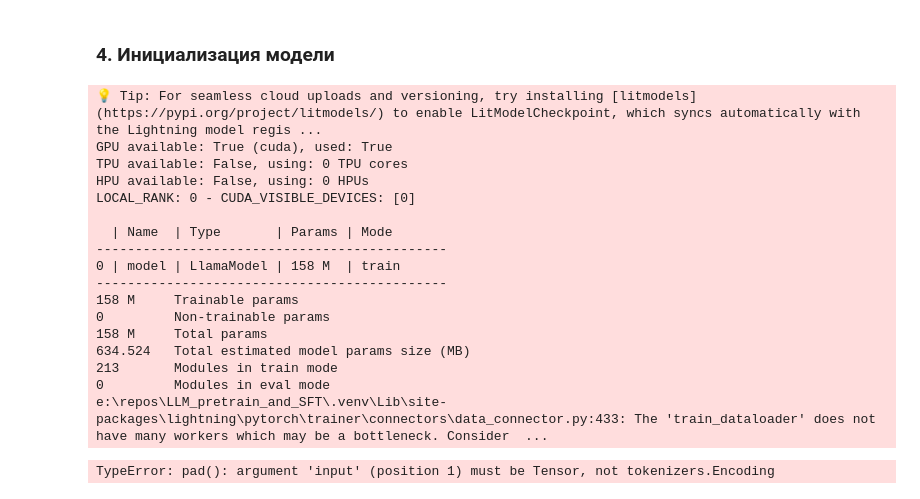
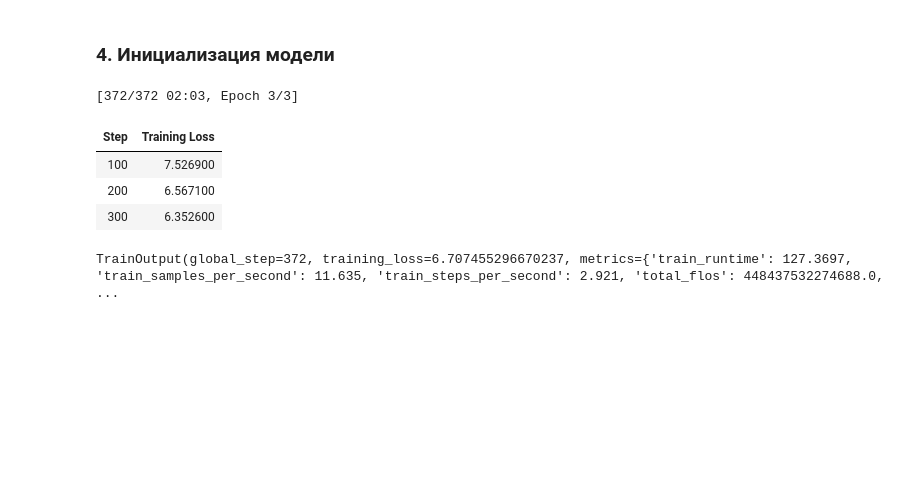
Before and after one commit to di049/LLM_pretrain_and_SFT, a Jupyter notebook: solution.ipynb, the cells around one changed output. Drawn from its saved outputs; the diff is of its cells as text; code cells hidden in the pictures; blank space fills up the shorter version.

```diff
--- a/solution.ipynb
+++ b/solution.ipynb
@@ -178,40 +168,0 @@ import lightning as pl
-# %%
-class SST2LightningModule(pl.LightningModule):
-    def __init__(self,):
-        super().__init__()
-        config = LlamaConfig(n_embd=1024, hidden_size=1024, intermediate_size=1536, num_hidden_layers=16, num_attention_heads=16, num_key_value_heads=8)
-        self.model = LlamaModel(config)
-        embedding_weight = self.model.get_input_embeddings().weight  # shape: (vocab_size, n_embd)
-        lm_head = nn.Linear(config.n_embd, config.vocab_size, bias=False)
-        lm_head.weight = embedding_weight
-    def training_step(self, batch, batch_idx):
-        outputs = self.model(**batch)
-        loss = outputs.loss
-        self.log('train_loss', loss, prog_bar=True)
-        return loss
-    def configure_optimizers(self):
-        return torch.optim.AdamW(self.parameters(), lr=2e-5)
-
-# Инициализируем Trainer с DDP и mixed precision
-trainer = pl.Trainer(accelerator='gpu', max_epochs=3)
-model = SST2LightningModule()
-trainer.fit(model, train_dataloader)
-# %% [output]
-💡 Tip: For seamless cloud uploads and versioning, try installing [litmodels](https://pypi.org/project/litmodels/) to enable LitModelCheckpoint, which syncs automatically with the Lightning model regis ...
-GPU available: True (cuda), used: True
-TPU available: False, using: 0 TPU cores
-HPU available: False, using: 0 HPUs
-LOCAL_RANK: 0 - CUDA_VISIBLE_DEVICES: [0]
-
-  | Name  | Type       | Params | Mode
----------------------------------------------
-0 | model | LlamaModel | 158 M  | train
----------------------------------------------
-158 M     Trainable params
-0         Non-trainable params
-158 M     Total params
-634.524   Total estimated model params size (MB)
-213       Modules in train mode
-0         Modules in eval mode
-e:\repos\LLM_pretrain_and_SFT\.venv\Lib\site-packages\lightning\pytorch\trainer\connectors\data_connector.py:433: The 'train_dataloader' does not have many workers which may be a bottleneck. Consider  ...
-TypeError: pad(): argument 'input' (position 1) must be Tensor, not tokenizers.Encoding
@@ -217,0 +202,30 @@ TypeError: pad(): argument 'input' (position 1) must be Tensor, not tokenizers.E
+# %%
+training_args = TrainingArguments(
+    output_dir="./my_llm",
+    overwrite_output_dir=True,
+    num_train_epochs=3,
+    per_device_train_batch_size=64,
+    save_steps=1000,
+    save_total_limit=2,
+    prediction_loss_only=True,
+    remove_unused_columns=False,
+    weight_decay=0.01,  # Регуляризация
+    logging_steps=100,
+)
+# %%
+trainer = Trainer(
+    model=model,
+    args=training_args,
+    data_collator=data_collator,
+    train_dataset=train_dataset,
+    callbacks=[ValidationCallback(test_prompts, wrapped_tokenizer, every_n_steps=500)]
+)
+# %%
+trainer.train()
+# %% [output]
+[372/372 02:03, Epoch 3/3]
+| Step | Training Loss |
+| 100 | 7.526900 |
+| 200 | 6.567100 |
+| 300 | 6.352600 |
+TrainOutput(global_step=372, training_loss=6.707455296670237, metrics={'train_runtime': 127.3697, 'train_samples_per_second': 11.635, 'train_steps_per_second': 2.921, 'total_flos': 448437532274688.0,  ...
```
Also changed, not shown: parts of 23 cells of this notebook.
